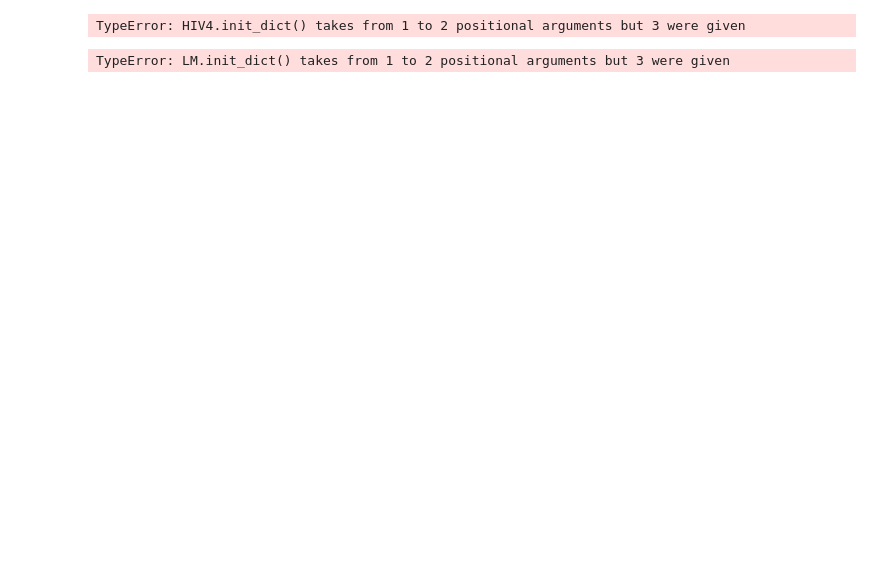
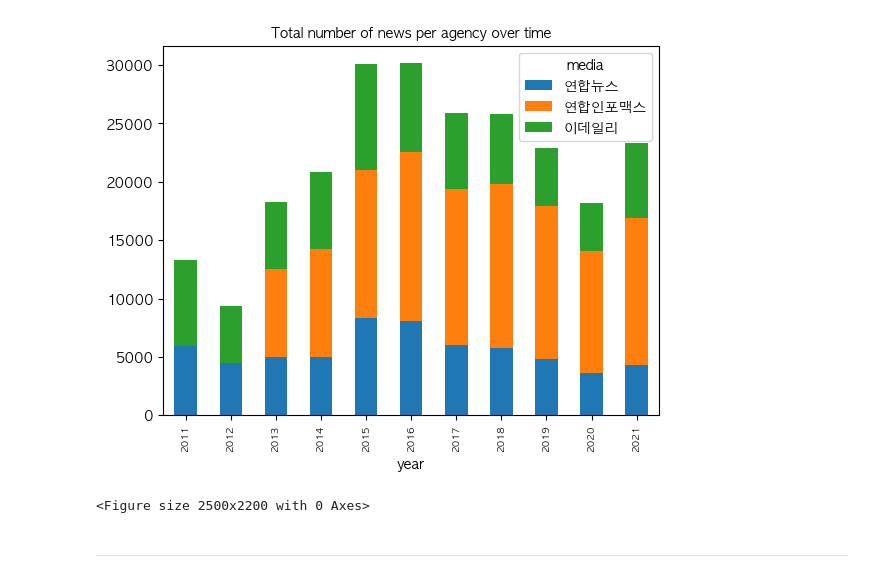
Before and after one commit to sesac-finance/BOK_TEAM_4, a Jupyter notebook: 02_Preprocessing/newsPreprocessing/news_preprocessing.ipynb, the cells around one changed output. Drawn from its saved outputs; the diff is of its cells as text; code cells hidden in the pictures; blank space fills up the shorter version.

```diff
--- a/02_Preprocessing/newsPreprocessing/news_preprocessing.ipynb
+++ b/02_Preprocessing/newsPreprocessing/news_preprocessing.ipynb
@@ -34,0 +97,4 @@ score = mpko.get_score(tokens)
+# %%
+df=pd.read_csv('./naver_news_prep.csv')
+
+df
@@ -34,0 +115,4 @@ score = mpko.get_score(tokens)
+# %%
+df['date'] = pd.to_datetime(df['date'])
+
+df.info()
@@ -35 +131,33 @@ score = mpko.get_score(tokens)
+# %%
+df['year']=df.date.dt.year
+# %%
+import numpy as np
+import pandas as pd
+import matplotlib.pyplot as plt
+%matplotlib inline
+from matplotlib import rc
+import seaborn as sns
+
+rc('font', family='AppleGothic')
+
+labels=['연합뉴스','연합인포맥스','이데일리']
+plt.rcParams['axes.unicode_minus'] = False
+
+label = df['year'].unique()
+index=np.arange(len(label))
+legend=df['media'].unique()
+alpha = 0.5
+
+sum_by_media_year = df.groupby(['year','media'])['content'].count().unstack('media')
+sum_by_media_year.plot(kind='bar', stacked=True)
+
+plt.title('Total number of news per agency over time', fontsize=10)
+plt.xticks(index, fontsize=7, rotation=90)
+plt.figure(figsize=(25,22))
+plt.show()
+# %% [output]
+[figure, added]
+<Figure size 2500x2200 with 0 Axes>
+# %% [markdown]
+-----
 # %%
@@ -46,14 +176,0 @@ score = ksa.get_score(tokens)
-# %%
-from ekonlpy.sentiment import HIV4
-hiv = HIV4()
-tokens = hiv.tokenize(text)
-score = hiv.get_score(tokens)
-# %% [output]
-TypeError: HIV4.init_dict() takes from 1 to 2 positional arguments but 3 were given
-# %%
-from ekonlpy.sentiment import LM
-lm = LM()
-tokens = lm.tokenize(text)
-score = lm.get_score(tokens)
-# %% [output]
-TypeError: LM.init_dict() takes from 1 to 2 positional arguments but 3 were given
```
Also changed, not shown: parts of 21 cells of this notebook, 2 other files.
